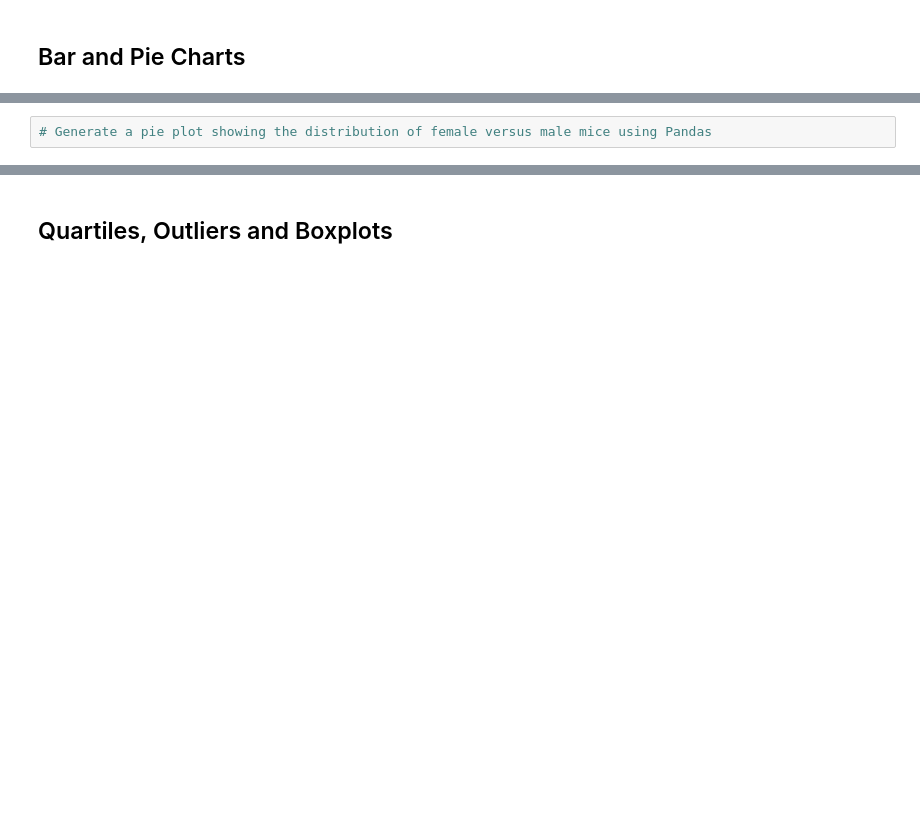
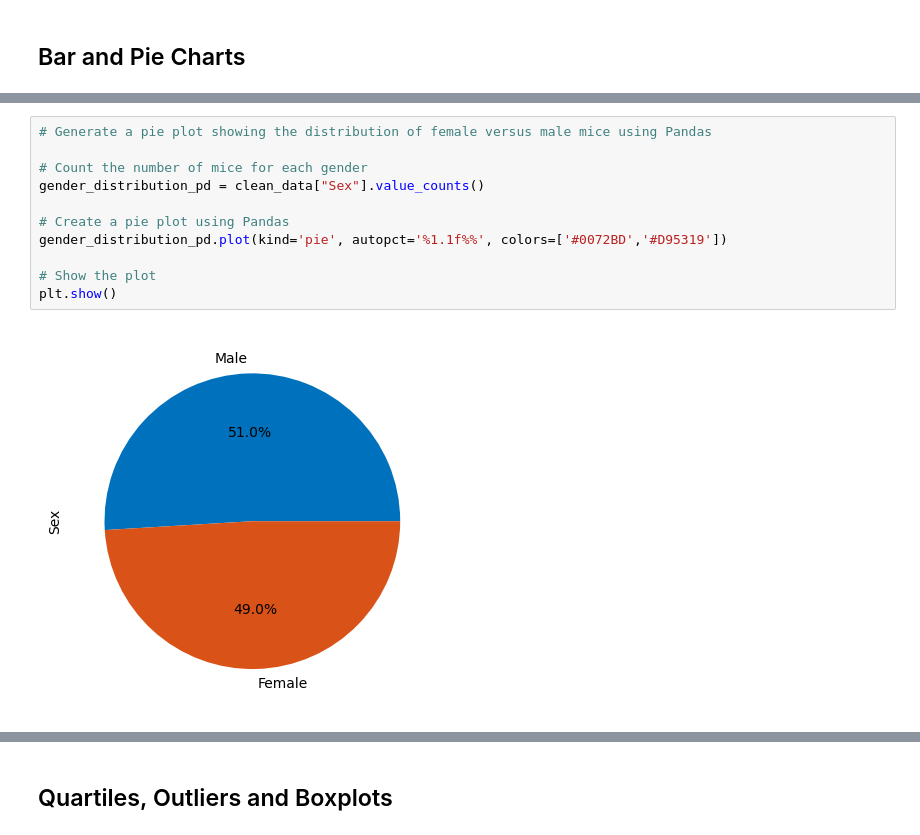
Before and after one commit to TLCLauraB/pymaceuticals, a Jupyter notebook: challenge5_pymaceuticals.ipynb, the cells around one changed output, grey strips where cells are left out. Cells and saved outputs as stored; diff of their text form; blank space fills up the shorter version.

```diff
--- a/challenge5_pymaceuticals.ipynb
+++ b/challenge5_pymaceuticals.ipynb
@@ -225,3 +241,14 @@ plt.show()
 # %%
 # Generate a pie plot showing the distribution of female versus male mice using Pandas
+
+# Count the number of mice for each gender
+gender_distribution_pd = clean_data["Sex"].value_counts()
+
+# Create a pie plot using Pandas
+gender_distribution_pd.plot(kind='pie', autopct='%1.1f%%', colors=['#0072BD','#D95319'])
+
+# Show the plot
+plt.show()
+# %% [output]
+[figure, added]
 # %%
```
Also changed, not shown: parts of 16 cells of this notebook, 1 other file.
